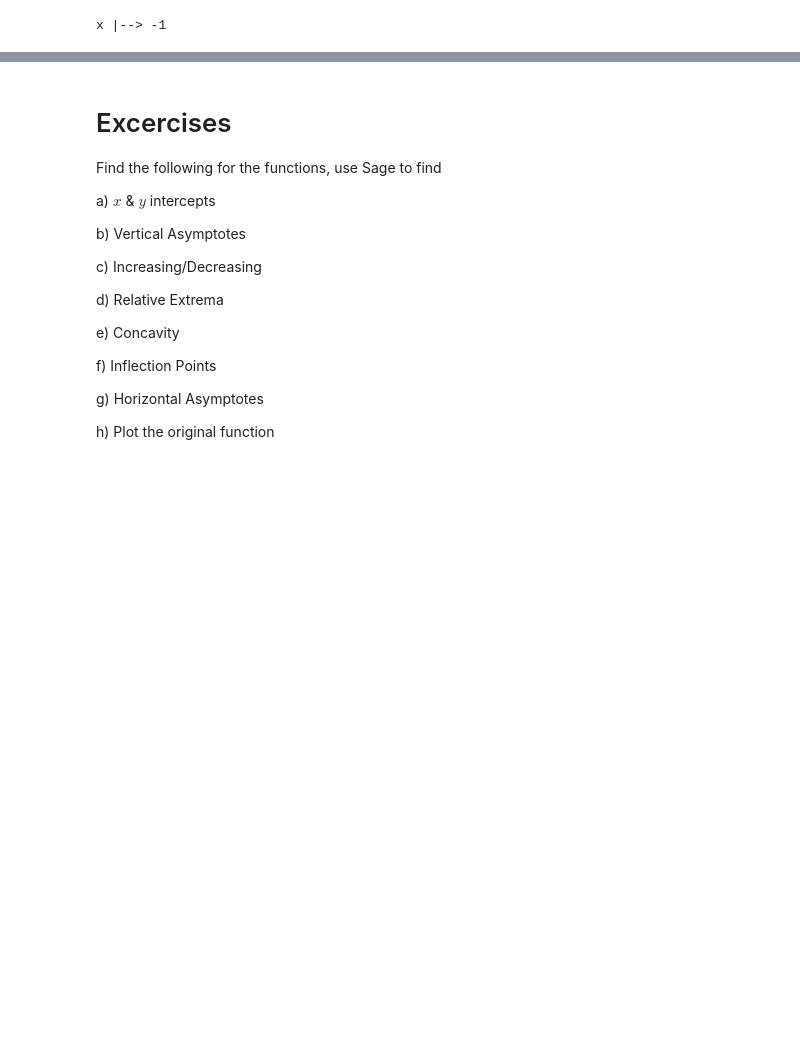
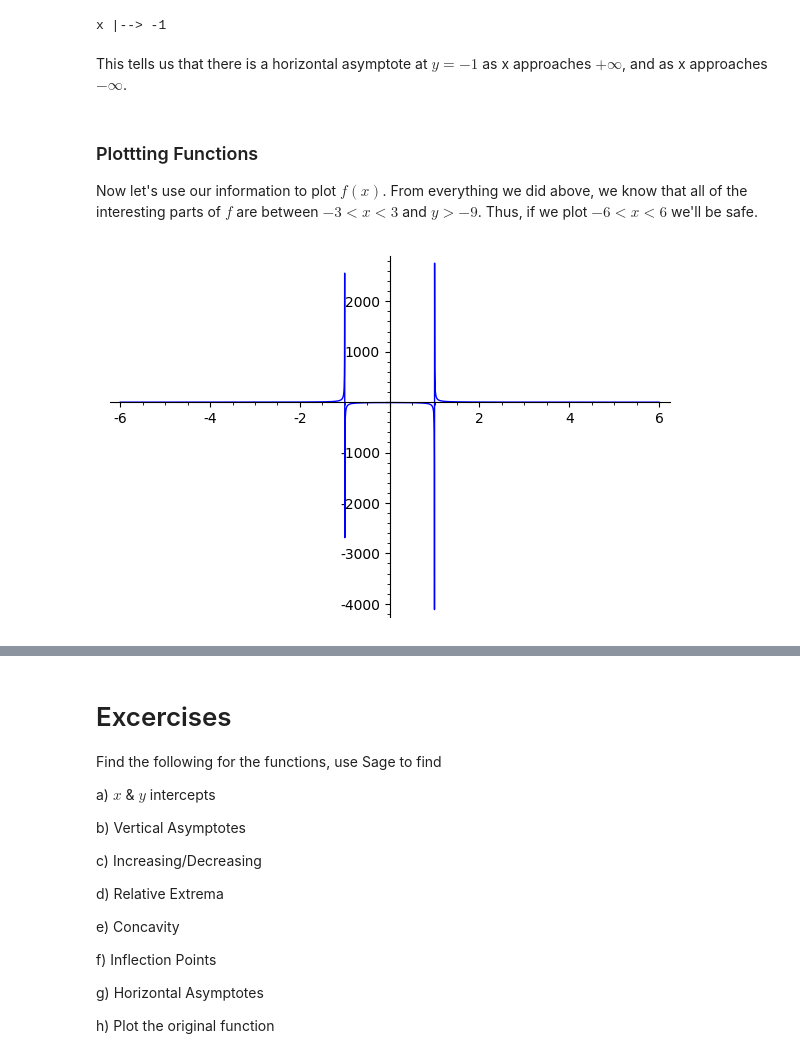
Before and after one commit to MathAtGrace/Calculus-1-Labs, a Jupyter notebook: Lab10.ipynb, the cells around one changed output, grey strips where cells are left out. Saved outputs shown, nothing was run; the diff lists cells and outputs as text; code cells hidden in the pictures; blank space fills up the shorter version.

```diff
--- a/Lab10.ipynb
+++ b/Lab10.ipynb
@@ -128,3 +128,12 @@ x |--> -1
 limit(f, x=-infinity)
 # %% [output]
 x |--> -1
+# %% [markdown]
+This tells us that there is a horizontal asymptote at $y=-1$ as x approaches $+\infty$, and as x approaches $-\infty$.
+# %% [markdown]
+### Plottting Functions
+Now let's use our information to plot $f(x)$.  From everything we did above, we know that all of the interesting parts of $f$ are between $-3 < x < 3$ and $y > -9$.  Thus, if we plot $-6 < x < 6$ we'll be safe.
+# %%
+plot(f, x, -6, 6)
+# %% [output]
+[figure, added]
```
Also changed, not shown: parts of 14 cells of this notebook, 12 other files.
